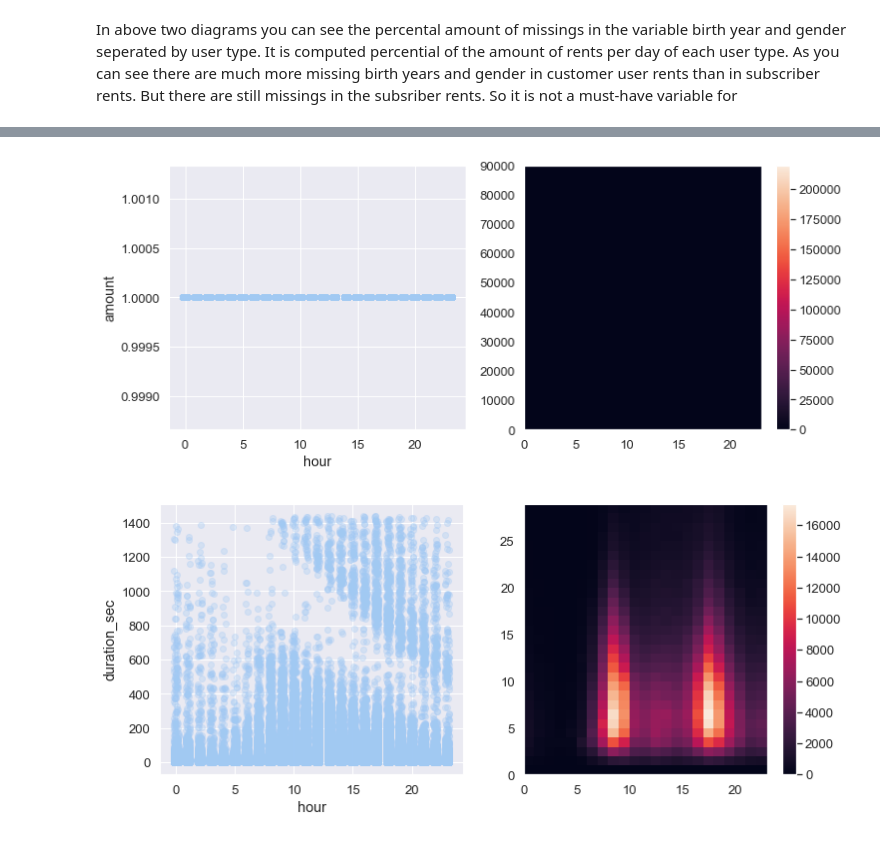
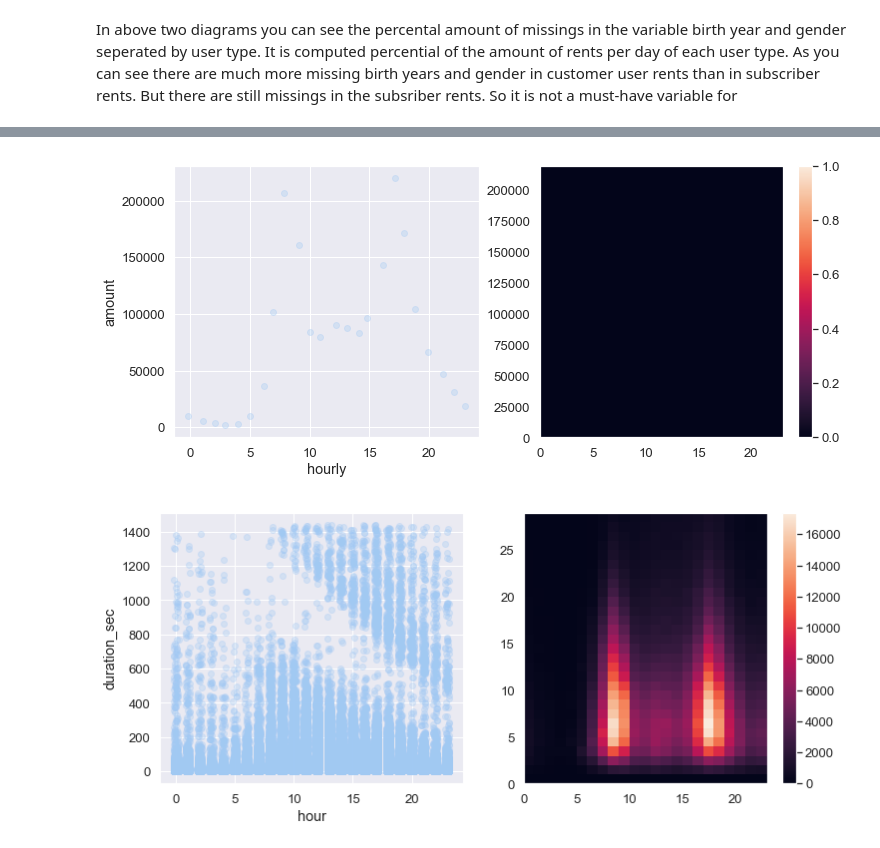
Before and after one commit to resa89/DataAnalystND, a Jupyter notebook: 07_CommunicatingDataFindings/wrangle_act.ipynb, the cells around one changed output, grey strips where cells are left out. Drawn from its saved outputs; the diff is of its cells as text; code cells hidden in the pictures.

```diff
--- a/07_CommunicatingDataFindings/wrangle_act.ipynb
+++ b/07_CommunicatingDataFindings/wrangle_act.ipynb
@@ -1107,4 +1026,5 @@ amount_of_rent = rent_clean[['start_time']].copy()
 amount_of_rent['amount'] = 1
 amount_of_rent['hour'] = rent_clean['start_time'].dt.hour
 
-rent_timeseries = pd.DataFrame(amount_of_rent.groupby('hour')['amount'].sum())
+hourly_amount = pd.DataFrame(amount_of_rent.groupby('hour')['amount'].sum())
+print(hourly_amount['amount'].min(), hourly_amount['amount'].max())
@@ -1118,0 +1033,3 @@ list(station_clean)
+# %%
+hourly_amount['hourly'] = hourly_amount.index
+hourly_amount.head()
@@ -1119,20 +1044,20 @@ list(station_clean)
 # %%
 plt.figure(figsize = [12, 5])
 
 # left plot: scatterplot of discrete data with jitter and transparency
 plt.subplot(1, 2, 1)
-sns.regplot( x = amount_of_rent['hour'], y = amount_of_rent['amount'], fit_reg = False,
+sns.regplot( x = hourly_amount['hourly'], y = hourly_amount['amount'], fit_reg = False,
             x_jitter = 0.2, scatter_kws = {'alpha' : 0.3})
 
 # right plot: heat map with bin edges between values
 plt.subplot(1, 2, 2)
-bins_y = np.arange(0, 30000, 1)
+bins_y = np.arange(0, 220014, 1)
 bins_x = np.arange(0, 24, 1)
-plt.hist2d(x = amount_of_rent['hour'], y = amount_of_rent['amount'],
+plt.hist2d(x = hourly_amount['hourly'], y = hourly_amount['amount'],
            bins = [bins_x, bins_y])
 plt.colorbar();
 # %% [output]
-[figure, old version]
+[figure, new version]
 # %%
 plt.figure(figsize = [12, 5])
 
```
Also changed, not shown: parts of 91 cells of this notebook.
